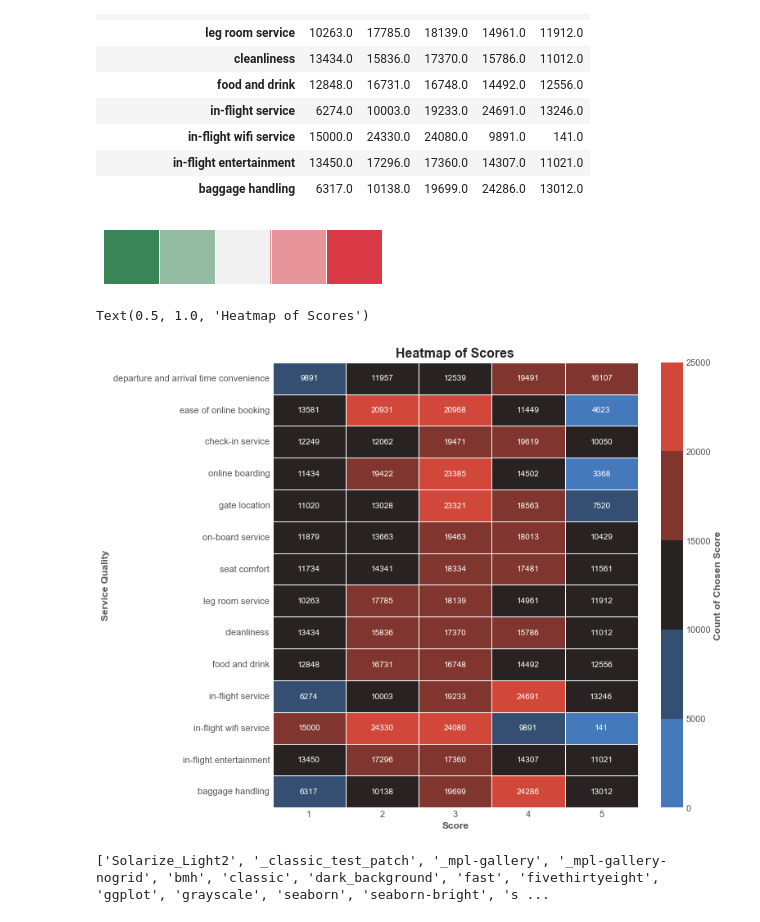
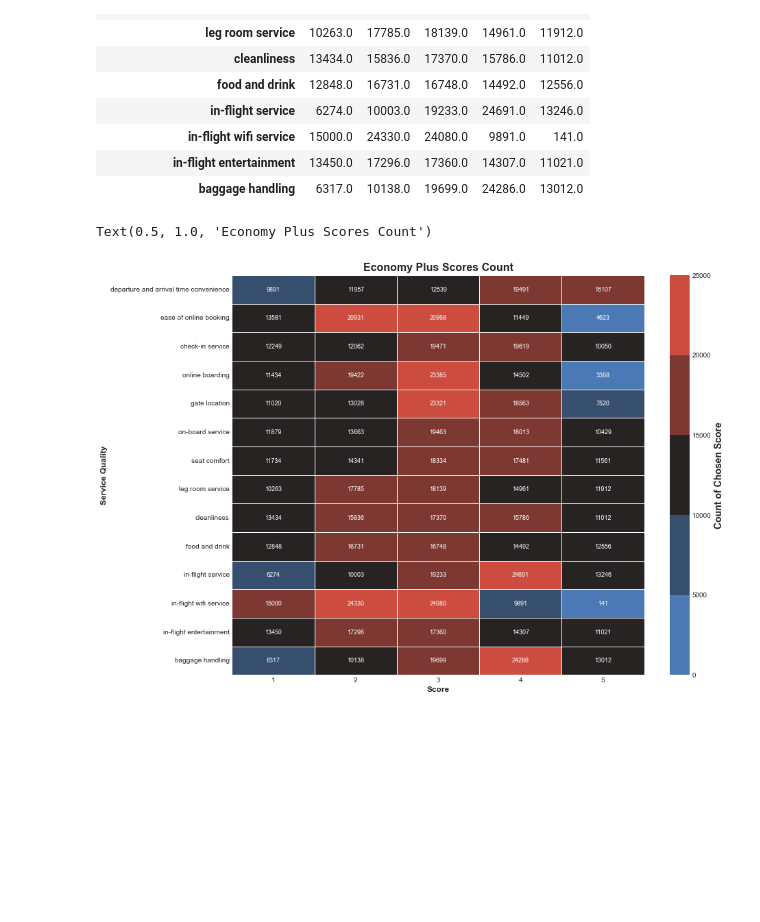
Before and after one commit to Coded123/Maven-Analytics-Airlines-Challenge, a Jupyter notebook: Maven_airline_data_analysis.ipynb, the cells around one changed output. Cells and saved outputs as stored; diff of their text form; code cells hidden in the pictures; blank space fills up the shorter version.

Commit message:
Tidy up, econ plus heatmap

```diff
--- a/Maven_airline_data_analysis.ipynb
+++ b/Maven_airline_data_analysis.ipynb
@@ -275,7 +232,7 @@ heatmap
 # %%
-business_class = df['class'] = 'business'
-cropped_heatmap = df.groupby(['satisfaction', 'class']).agg({i:'value_counts' for i in df.columns[9:23]}).loc['Neutral or Dissatisfied'].replace(np.nan,0).iloc[1:6].droplevel(0).transpose().round(0)
-cropped_heatmap
+econ_plus_class = df['class'] = 'economy plus'
+econ_plus_heatmap = df.groupby(['satisfaction', 'class']).agg({i:'value_counts' for i in df.columns[9:23]}).loc['Neutral or Dissatisfied'].replace(np.nan,0).iloc[1:6].droplevel(0).transpose().round(0)
+econ_plus_heatmap
 # %% [output]
 |  | 1 | 2 | 3 | 4 | 5 |
 | departure and arrival time conven... | 9891.0 | 11957.0 | 12539.0 | 19491.0 | 16107.0 |
@@ -292,25 +249,14 @@ cropped_heatmap
 | in-flight wifi service | 15000.0 | 24330.0 | 24080.0 | 9891.0 | 141.0 |
 | in-flight entertainment | 13450.0 | 17296.0 | 17360.0 | 14307.0 | 11021.0 |
 | baggage handling | 6317.0 | 10138.0 | 19699.0 | 24286.0 | 13012.0 |
-# %%
-
-sns.palplot(sns.diverging_palette(140, 10, n=5))
-# %% [output]
-[figure, removed]
 # %%
-palette = sns.diverging_palette(250, 15, s=75, l=50 , n=5, center='dark')
-fig, ax = plt.subplots(figsize=(10,10))
-ax = sns.heatmap(cropped_heatmap, linewidths=1, annot=True, fmt='0.0f',
-cmap = palette , vmin=0,vmax=25000,
-)
-ax.collections[0].colorbar.set_label('Count of Chosen Score', fontsize = 12, weight = 'semibold')
+palette = sns.diverging_palette(250, 15, s=70, l=50 , n=5, center='dark')
+fig, ax = plt.subplots(figsize=(12,10))
+ax = sns.heatmap(econ_plus_heatmap , linewidths=1, annot=True, fmt='0.0f',annot_kws={'size': 9}, cmap = palette , vmin=0,vmax=25000,)
+ax.collections[0].colorbar.set_label('Count of Chosen Score', fontsize = 14, weight = 'semibold', )
 plt.xlabel('Score', fontsize = 12, weight = 'semibold')
 plt.ylabel('Service Quality',fontsize = 12, weight = 'semibold')
-plt.title('Heatmap of Scores', fontsize = 16, weight = 'semibold')
+plt.title('Economy Plus Scores Count', fontsize = 16, weight = 'semibold')
 # %% [output]
-Text(0.5, 1.0, 'Heatmap of Scores')
+Text(0.5, 1.0, 'Economy Plus Scores Count')
-[figure, old version]
+[figure, new version]
-# %%
-print(plt.style.available)
-# %% [output]
-['Solarize_Light2', '_classic_test_patch', '_mpl-gallery', '_mpl-gallery-nogrid', 'bmh', 'classic', 'dark_background', 'fast', 'fivethirtyeight', 'ggplot', 'grayscale', 'seaborn', 'seaborn-bright', 's ...
```
Also changed, not shown: parts of 9 cells of this notebook.
